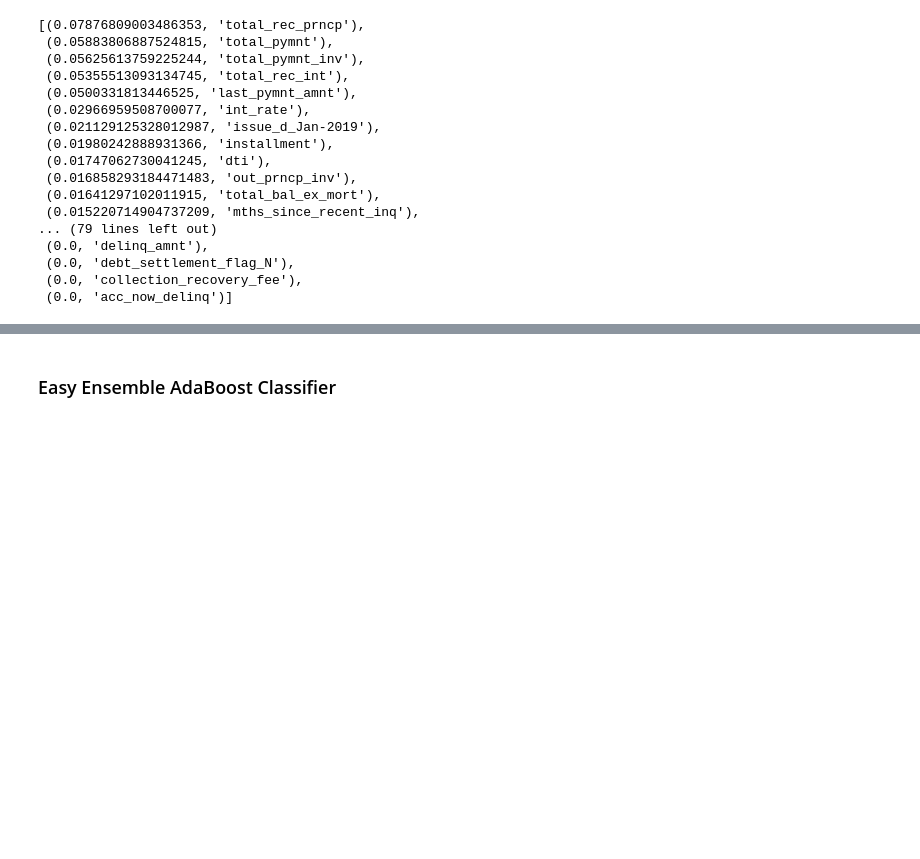
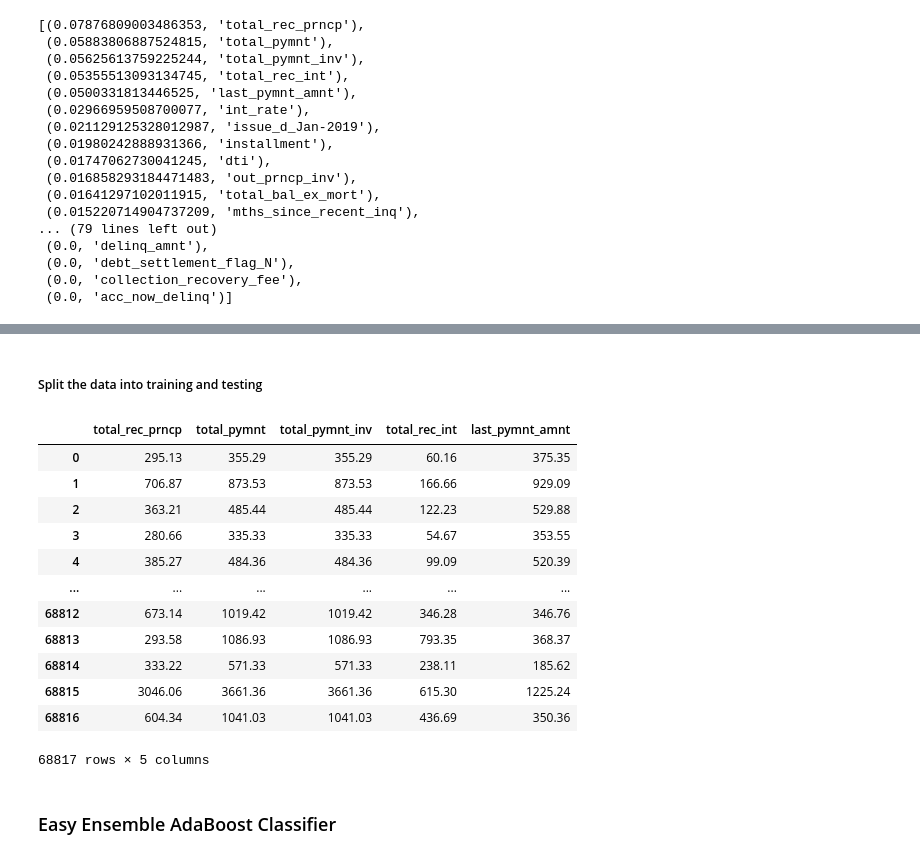
Before and after one commit to BiancaTaisePommerening/Credit_Risk_Analysis-, a Jupyter notebook: credit_risk_ensemble.ipynb, the cells around one changed output, grey strips where cells are left out. Saved outputs shown, nothing was run; the diff lists cells and outputs as text; code cells hidden in the pictures; blank space fills up the shorter version.

Commit message:
filtering the features by importance to check if the balanced random forest model improves

```diff
--- a/credit_risk_ensemble.ipynb
+++ b/credit_risk_ensemble.ipynb
@@ -286,0 +299,31 @@ sorted(zip(brfc.feature_importances_, X.columns), reverse=True)
+# %%
+# Load the data
+file_path = Path('LoanStats_2019Q1.csv')
+df = pd.read_csv(file_path, skiprows=1)[:-2]
+df = df.loc[:, columns].copy()
+
+# Drop the null columns where all values are null
+df = df.dropna(axis='columns', how='all')
+
+# Drop the null rows
+df = df.dropna()
+
+# Remove the `Issued` loan status
+issued_mask = df['loan_status'] != 'Issued'
+df = df.loc[issued_mask]
+
+# convert interest rate to numerical
+df['int_rate'] = df['int_rate'].str.replace('%', '')
+df['int_rate'] = df['int_rate'].astype('float') / 100
+
+
+# Convert the target column values to low_risk and high_risk based on their values
+x = {'Current': 'low_risk'}
+df = df.replace(x)
+
+x = dict.fromkeys(['Late (31-120 days)', 'Late (16-30 days)', 'Default', 'In Grace Period'], 'high_risk')
+df = df.replace(x)
+
+df.reset_index(inplace=True, drop=True)
+
+df.head(2)
@@ -287,3 +335,28 @@ sorted(zip(brfc.feature_importances_, X.columns), reverse=True)
+# %% [markdown]
+##### Split the data into training and testing
+# %%
+# Create our features
+X = pd.get_dummies(df.drop(columns='loan_status')).filter(items=['total_rec_prncp', 'total_pymnt', 'total_pymnt_inv', 'total_rec_int', 'last_pymnt_amnt'], axis=1)
+
+# Create our target
+y = df['loan_status']
+# %%
+#print X
+X
+# %% [output]
+|  | total_rec_prncp | total_pymnt | total_pymnt_inv | total_rec_int | last_pymnt_amnt |
+| 0 | 295.13 | 355.29 | 355.29 | 60.16 | 375.35 |
+| 1 | 706.87 | 873.53 | 873.53 | 166.66 | 929.09 |
+| 2 | 363.21 | 485.44 | 485.44 | 122.23 | 529.88 |
+| 3 | 280.66 | 335.33 | 335.33 | 54.67 | 353.55 |
+| 4 | 385.27 | 484.36 | 484.36 | 99.09 | 520.39 |
+| ... | ... | ... | ... | ... | ... |
+| 68812 | 673.14 | 1019.42 | 1019.42 | 346.28 | 346.76 |
+| 68813 | 293.58 | 1086.93 | 1086.93 | 793.35 | 368.37 |
+| 68814 | 333.22 | 571.33 | 571.33 | 238.11 | 185.62 |
+| 68815 | 3046.06 | 3661.36 | 3661.36 | 615.30 | 1225.24 |
+| 68816 | 604.34 | 1041.03 | 1041.03 | 436.69 | 350.36 |
+68817 rows × 5 columns
 # %% [markdown]
 ### Easy Ensemble AdaBoost Classifier
 # %%
```
Also changed, not shown: parts of 2 cells of this notebook.
